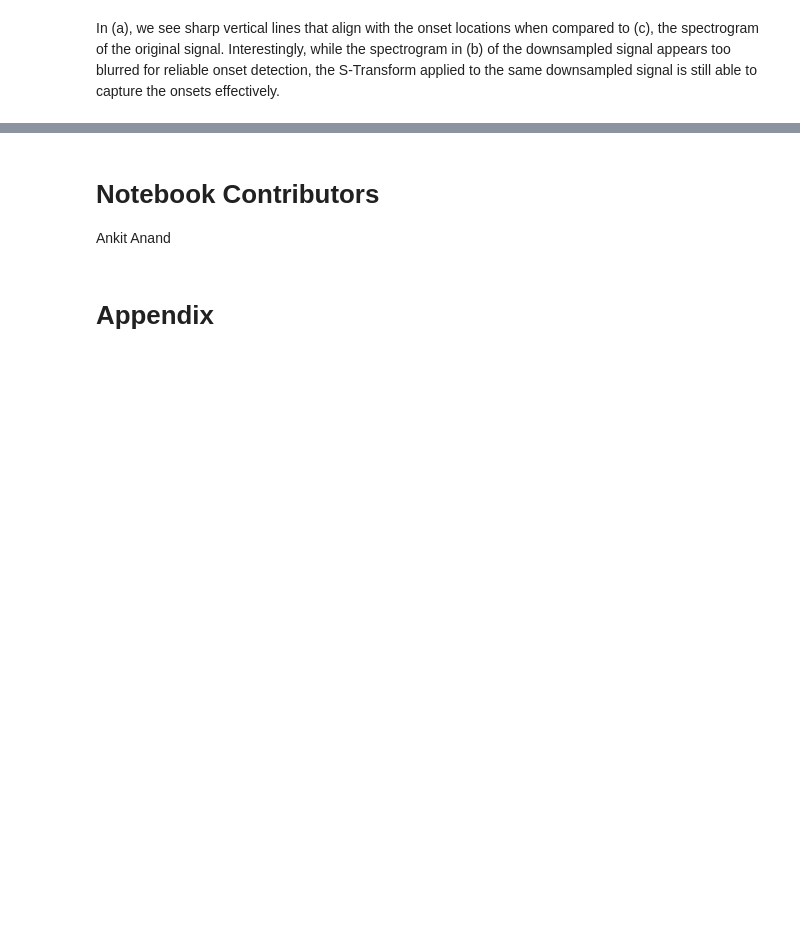
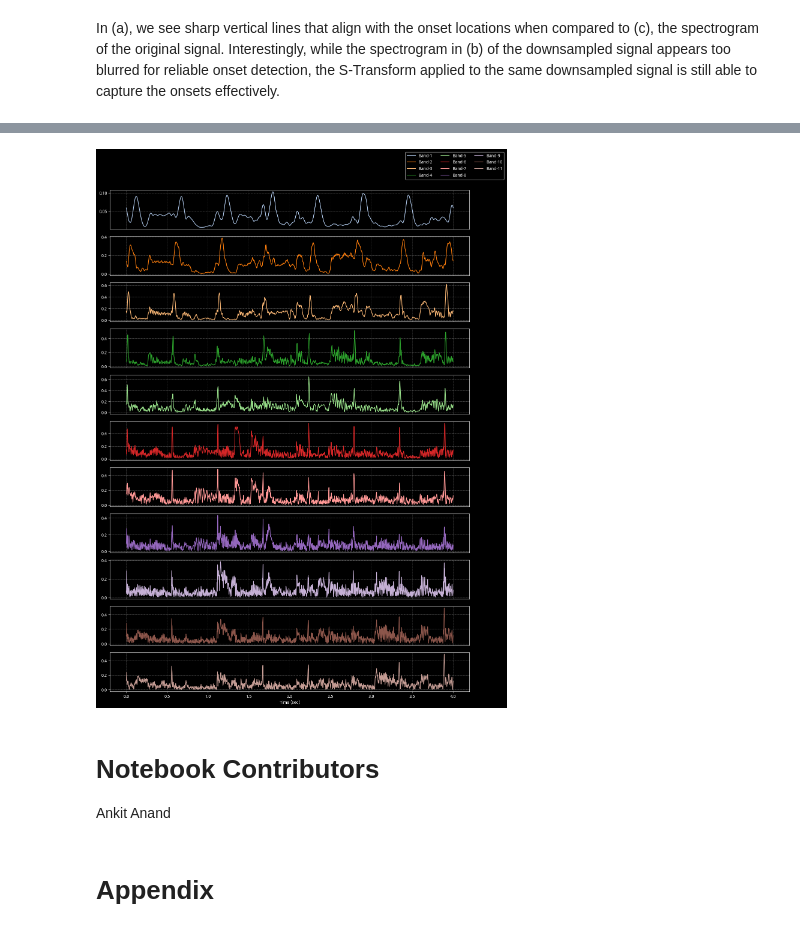
Before and after one commit to meluron-codecafe/devquest, a Jupyter notebook: notebooks/ONSET-_[2017]_On_Musical_Onset_Detection_via_the_S-Transform.ipynb, the cells around one changed output, grey strips where cells are left out. Saved outputs shown, nothing was run; the diff lists cells and outputs as text; code cells hidden in the pictures; blank space fills up the shorter version.

```diff
--- a/notebooks/ONSET-_[2017]_On_Musical_Onset_Detection_via_the_S-Transform.ipynb
+++ b/notebooks/ONSET-_[2017]_On_Musical_Onset_Detection_via_the_S-Transform.ipynb
@@ -160,0 +164,5 @@ In (a), we see sharp vertical lines that align with the onset locations when com
+# %%
+K = 200 # Subband size 200 bins ~ 50 hz
+# %%
+S_trim = S[:S.shape[0] - S.shape[0] % K, :] # Remove rows that can't be used while performing band-splitting
+S_blocks = S_trim.reshape(-1, K, N) # (band, freq, time)
@@ -161,3 +171,17 @@ In (a), we see sharp vertical lines that align with the onset locations when com
+# %%
+r = np.zeros((S_blocks.shape[0], S_blocks.shape[2]))
+I = np.ones(K)
+
+for i in range(r.shape[0]):
+    r[i] = np.mean(S_blocks[i], axis=0)
+# %%
+fig = ms.fig("s"*11)
+for i in range(r.shape[0]):
+    fig.add_signal(r[i], np.arange(r.shape[1]) / sr, label=f"Band-{i+1}")
+fig.add_legend(0.93)
+fig.add_xlabel("Time (sec)")
+# %% [output]
+[figure, added]
 # %% [markdown]
 # Notebook Contributors
 
```
Also changed, not shown: parts of 5 cells of this notebook, 1 other file.
